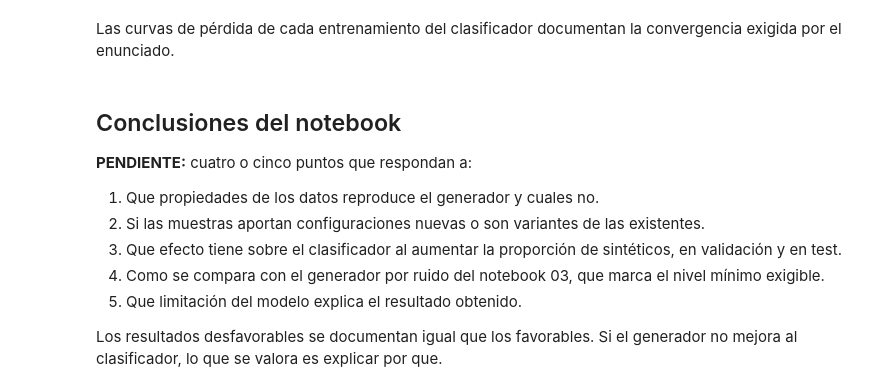
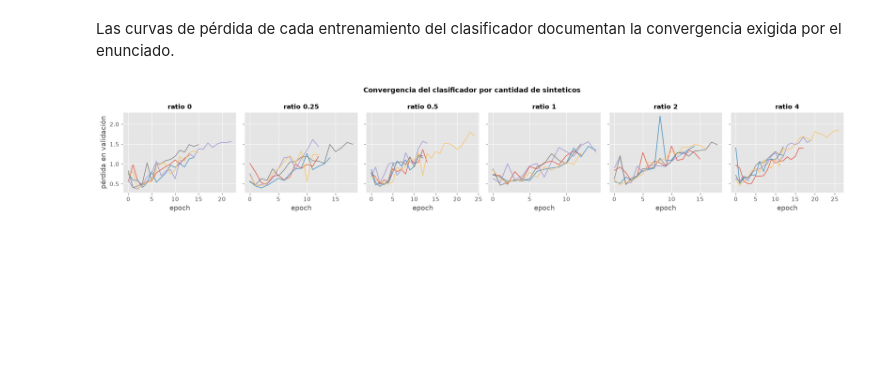
Before and after one commit to raulrodriguezlr/B5-T1, a Jupyter notebook: notebooks/05_generador_cvae.ipynb, the cells around one changed output. Saved outputs shown, nothing was run; the diff lists cells and outputs as text; code cells hidden in the pictures; blank space fills up the shorter version.

```diff
--- a/notebooks/05_generador_cvae.ipynb
+++ b/notebooks/05_generador_cvae.ipynb
@@ -246,35 +558,21 @@ convergencia exigida por el enunciado.
 # %%
 ratios_mostrados = sorted({r for r, _ in historias})
 fig, axes = plt.subplots(1, len(ratios_mostrados),
                          figsize=(3.0 * len(ratios_mostrados), 3.2), sharey=True)
 axes = np.atleast_1d(axes)
 
 for ax, ratio in zip(axes, ratios_mostrados):
     for (r, semilla), historia in historias.items():
         if r == ratio:
             ax.plot(historia["val_loss"], linewidth=1.2, alpha=0.85)
     ax.set_title(f"ratio {ratio:g}")
     ax.set_xlabel("epoch")
 
 axes[0].set_ylabel("pérdida en validación")
-fig.suptitle("Convergencia del clasificador por cantidad de sintéticos",
+fig.suptitle("Convergencia del clasificador por cantidad de sinteticos",
              fontweight="bold")
 fig.tight_layout()
 graficos.guardar(fig, "cvae_perdidas_clasificador")
 plt.show()
+# %% [output]
+[figure, added]
-# %% [markdown]
-## Conclusiones del notebook
-
-**PENDIENTE:** cuatro o cinco puntos que respondan a:
-
-1. Que propiedades de los datos reproduce el generador y cuales no.
-2. Si las muestras aportan configuraciones nuevas o son variantes de las
-   existentes.
-3. Que efecto tiene sobre el clasificador al aumentar la proporción de
-   sintéticos, en validación y en test.
-4. Como se compara con el generador por ruido del notebook 03, que marca el nivel
-   mínimo exigible.
-5. Que limitación del modelo explica el resultado obtenido.
-
-Los resultados desfavorables se documentan igual que los favorables. Si el
-generador no mejora al clasificador, lo que se valora es explicar por que.
```
Also changed, not shown: parts of 29 cells of this notebook.
